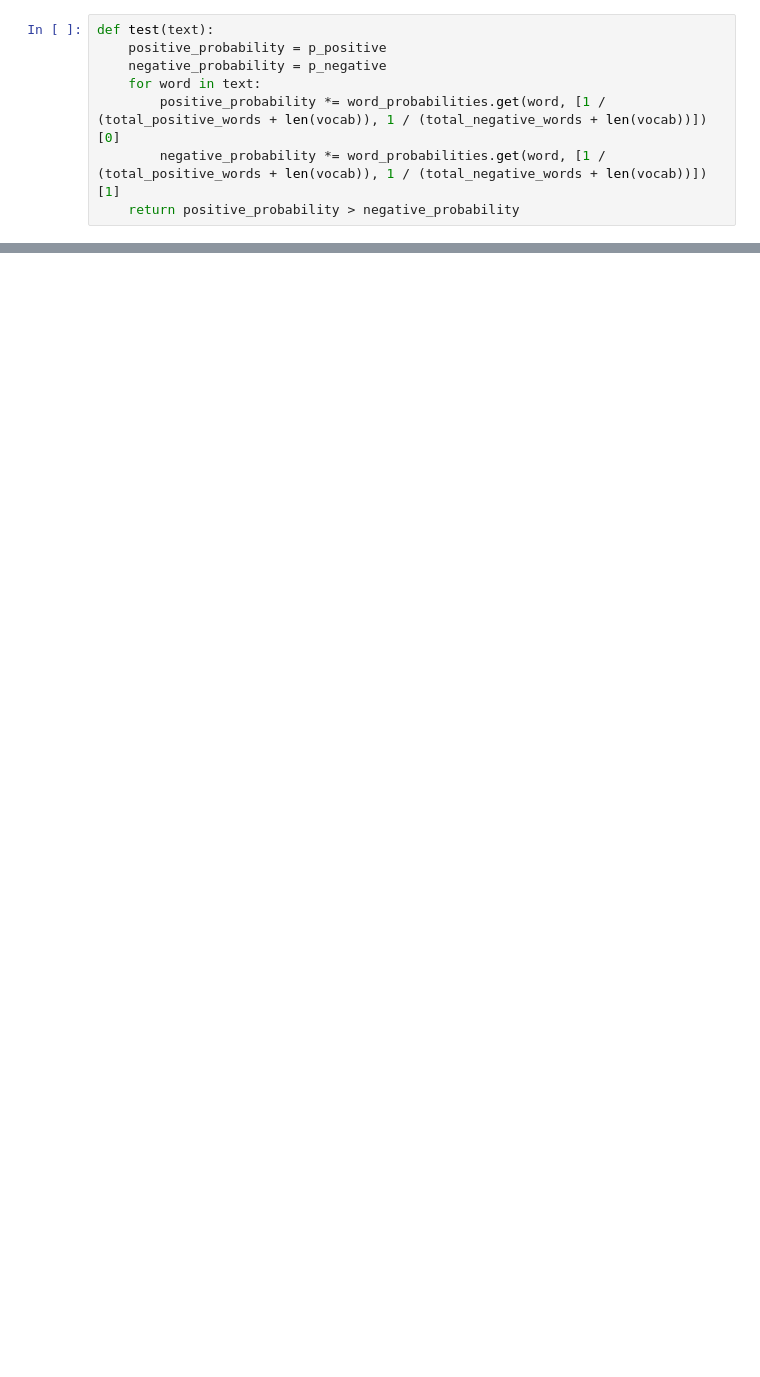
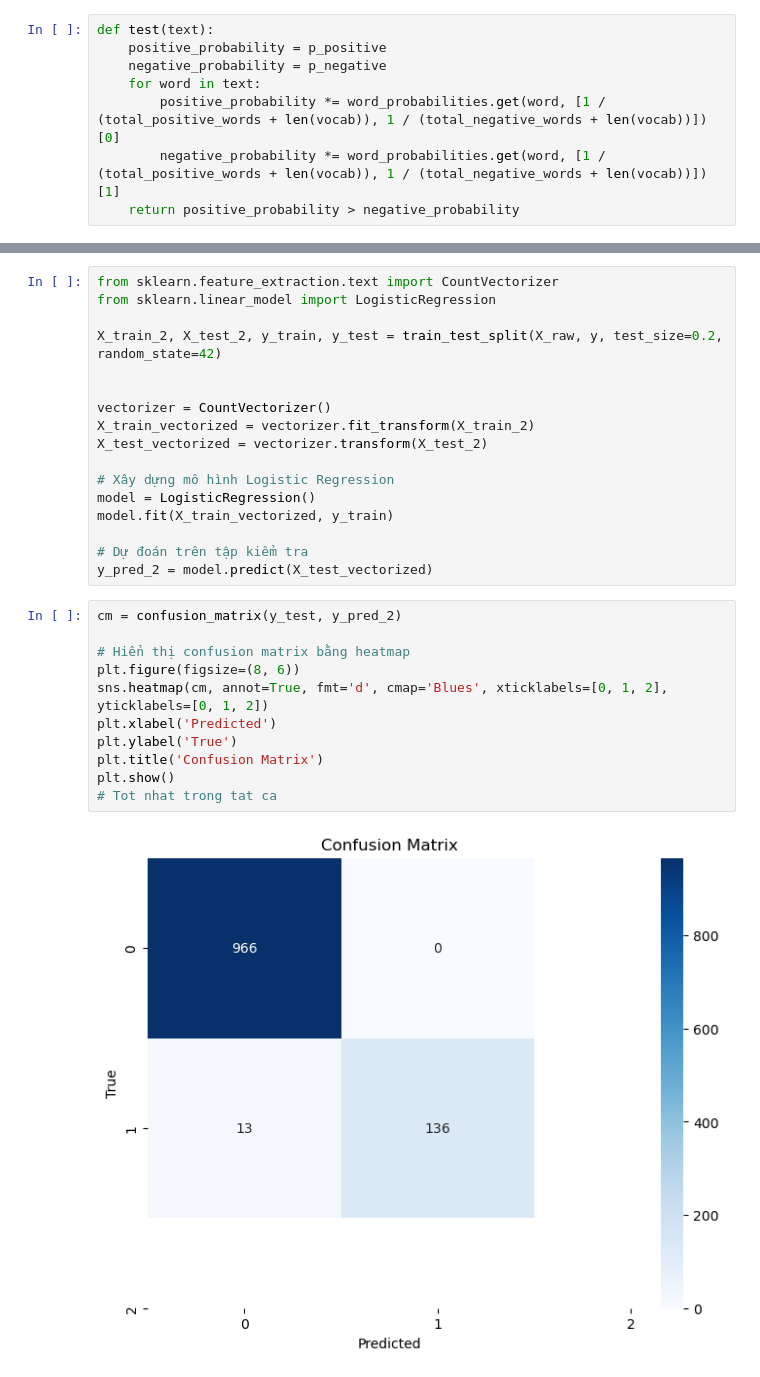
Before and after one commit to HiepDoTrong/NLP, a Jupyter notebook: Lab5_naive.ipynb, the cells around one changed output, grey strips where cells are left out. Drawn from its saved outputs; the diff is of its cells as text; blank space fills up the shorter version.

```diff
--- a/Lab5_naive.ipynb
+++ b/Lab5_naive.ipynb
@@ -223,0 +264,30 @@ accuracy
+# %%
+from sklearn.feature_extraction.text import CountVectorizer
+from sklearn.linear_model import LogisticRegression
+
+X_train_2, X_test_2, y_train, y_test = train_test_split(X_raw, y, test_size=0.2, random_state=42)
+
+
+vectorizer = CountVectorizer()
+X_train_vectorized = vectorizer.fit_transform(X_train_2)
+X_test_vectorized = vectorizer.transform(X_test_2)
+
+# Xây dựng mô hình Logistic Regression
+model = LogisticRegression()
+model.fit(X_train_vectorized, y_train)
+
+# Dự đoán trên tập kiểm tra
+y_pred_2 = model.predict(X_test_vectorized)
+# %%
+cm = confusion_matrix(y_test, y_pred_2)
+
+# Hiển thị confusion matrix bằng heatmap
+plt.figure(figsize=(8, 6))
+sns.heatmap(cm, annot=True, fmt='d', cmap='Blues', xticklabels=[0, 1, 2], yticklabels=[0, 1, 2])
+plt.xlabel('Predicted')
+plt.ylabel('True')
+plt.title('Confusion Matrix')
+plt.show()
+# Tot nhat trong tat ca
+# %% [output]
+[figure, added]
```
Also changed, not shown: parts of 8 cells of this notebook, 4 other files.
